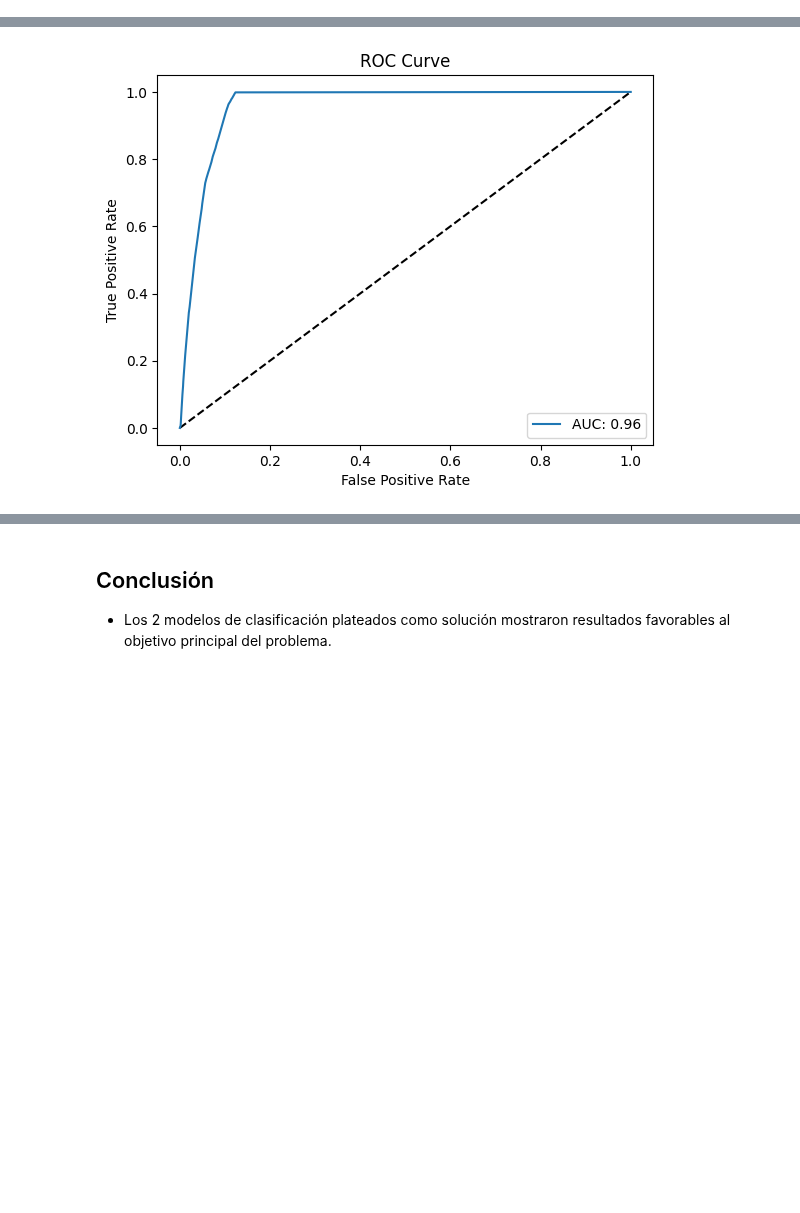
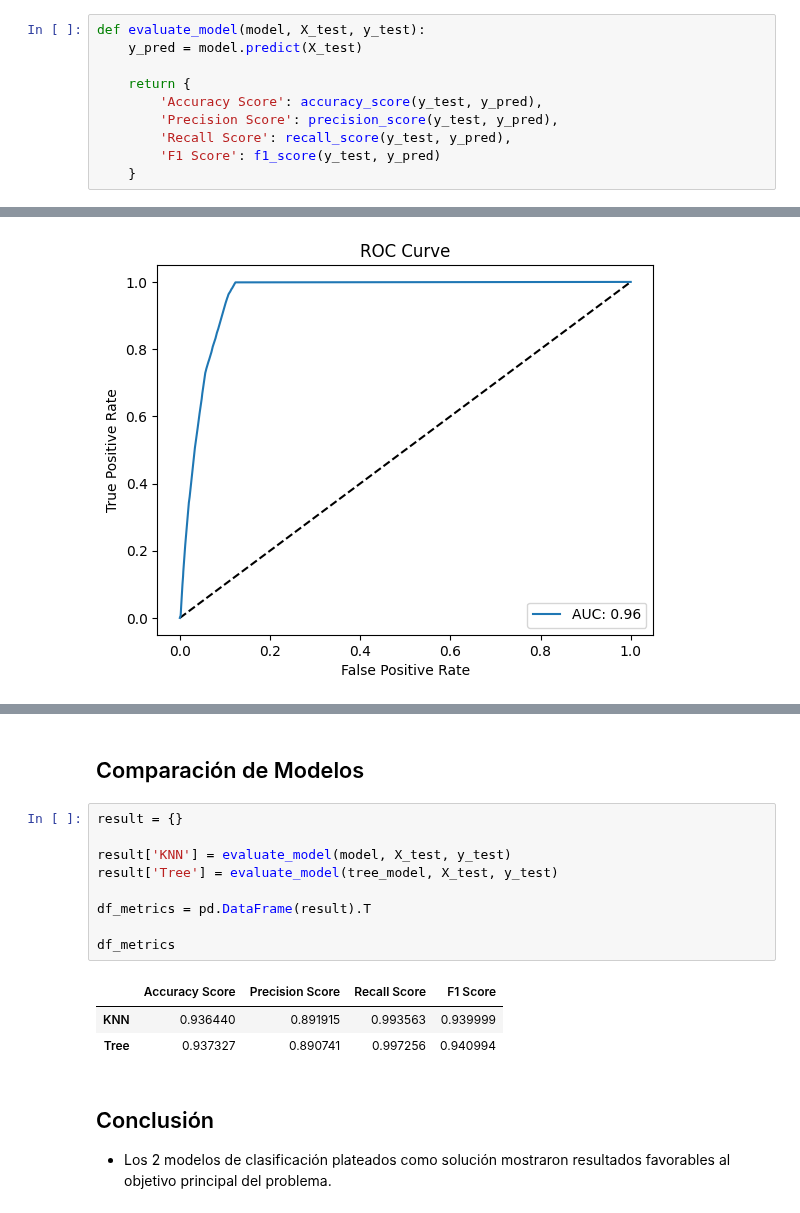
Before and after one commit to AgusMalfatto/Marketing_Campaign_Classifier, a Jupyter notebook: Mod3.ipynb, the cells around one changed output, grey strips where cells are left out. Drawn from its saved outputs; the diff is of its cells as text; blank space fills up the shorter version.

Commit message:
Add metrics evaluation

```diff
--- a/Mod3.ipynb
+++ b/Mod3.ipynb
@@ -367,3 +367,13 @@ from sklearn.metrics import roc_curve, auc, accuracy_score, roc_auc_score, class
+# %%
+def evaluate_model(model, X_test, y_test):
+    y_pred = model.predict(X_test)
+
+    return {
+        'Accuracy Score': accuracy_score(y_test, y_pred),
+        'Precision Score': precision_score(y_test, y_pred),
+        'Recall Score': recall_score(y_test, y_pred),
+        'F1 Score': f1_score(y_test, y_pred)
+    }
 # %%
 grid = {
     "n_neighbors": [5, 7, 9, 11, 13],
@@ -558,3 +568,18 @@ print(confusion_matrix(y_test, y_pred))
+# %% [markdown]
+## Comparación de Modelos
+# %%
+result = {}
+
+result['KNN'] = evaluate_model(model, X_test, y_test)
+result['Tree'] = evaluate_model(tree_model, X_test, y_test)
+
+df_metrics = pd.DataFrame(result).T
+
+df_metrics
+# %% [output]
+|  | Accuracy Score | Precision Score | Recall Score | F1 Score |
+| KNN | 0.936440 | 0.891915 | 0.993563 | 0.939999 |
+| Tree | 0.937327 | 0.890741 | 0.997256 | 0.940994 |
 # %% [markdown]
 ## Conclusión
 
```
Also changed, not shown: parts of 4 cells of this notebook, 2 other files.
